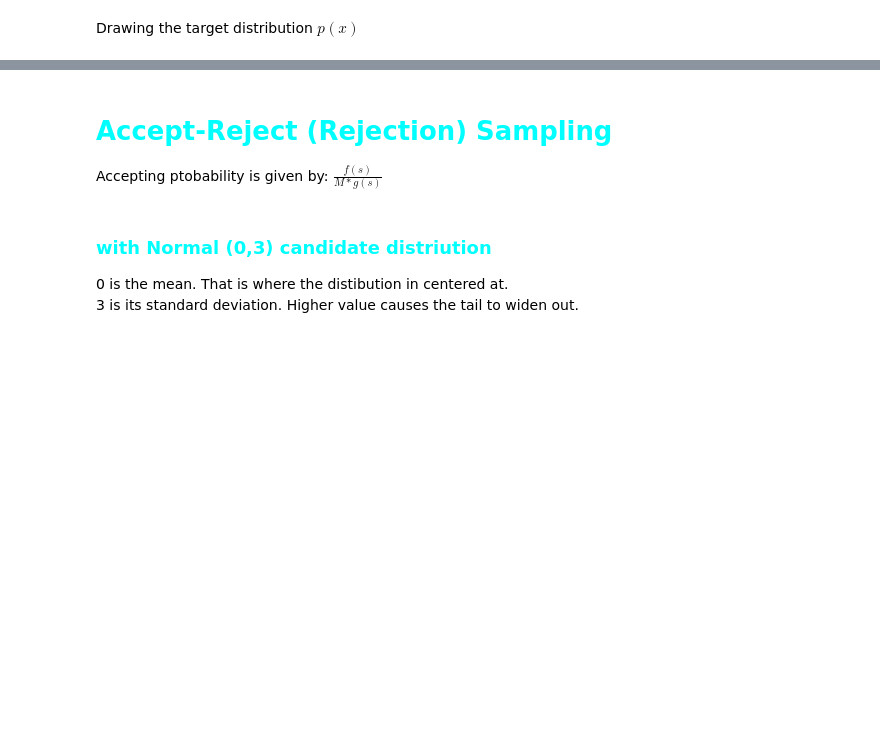
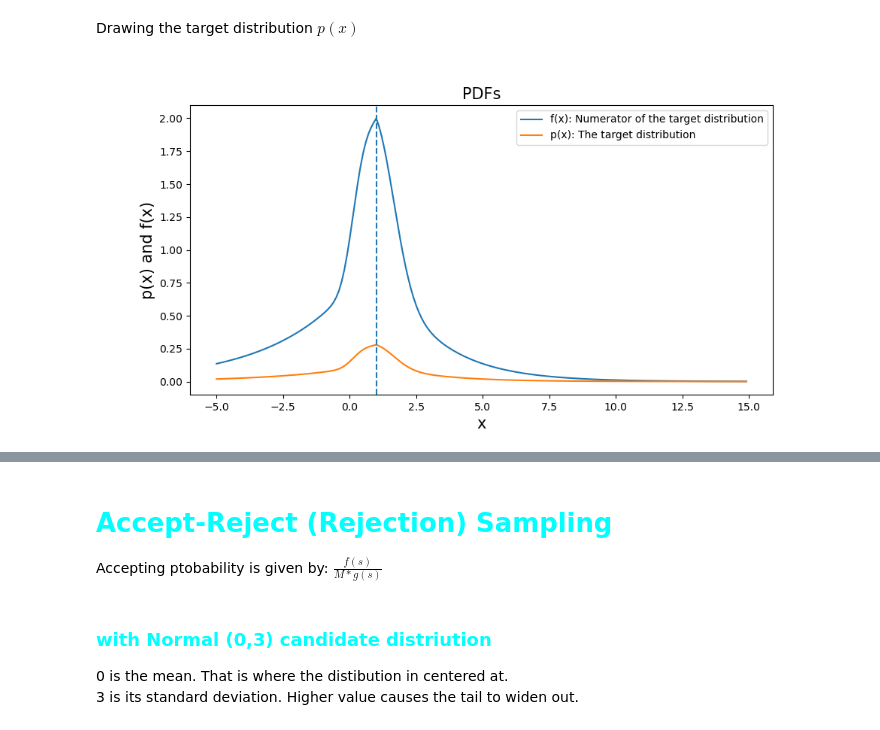
Before and after one commit to vn-kkk/Master-Thesis, a Jupyter notebook: Sampling methods/09.01.MCMC sampling.ipynb, the cells around one changed output, grey strips where cells are left out. Drawn from its saved outputs; the diff is of its cells as text; code cells hidden in the pictures; blank space fills up the shorter version.

```diff
--- a/Sampling methods/09.01.MCMC sampling.ipynb
+++ b/Sampling methods/09.01.MCMC sampling.ipynb
@@ -35,15 +35,17 @@ p_vals = [f/norm_const for f in f_vals]
 # %%
 # Plot the two functions
 plt.figure(figsize=(10,5))
 plt.plot(x_vals, f_vals)
 plt.plot(x_vals, p_vals)
 plt.title('PDFs',fontsize=15)
 plt.legend(['f(x): Numerator of the target distribution', 'p(x): The target distribution'])
 plt.xlabel('x',fontsize=15)
 plt.ylabel('p(x) and f(x)',fontsize=15)
-plt.axvline(1, color='g', linestyle='--')
+plt.axvline(1, linestyle='--')
 
 plt.show()
+# %% [output]
+[figure, added]
 # %%
 # True expected value for a random draw from p(x). We will use this as a control to see how well the other methods work
 true_exp = 1.94709 / norm_const # from wolframalpha
```
Also changed, not shown: parts of 22 cells of this notebook, 9 other files.
